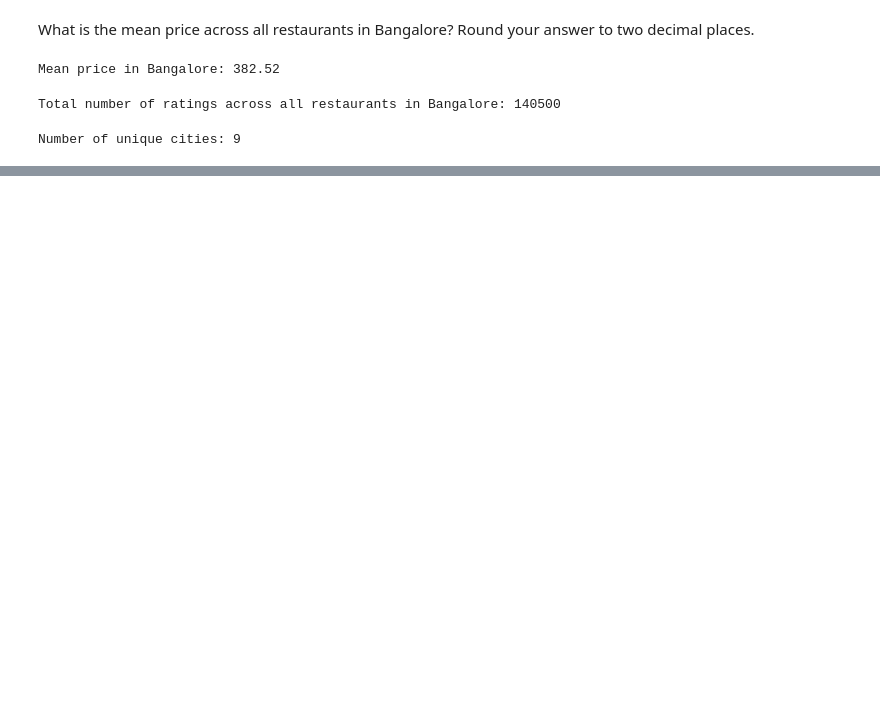
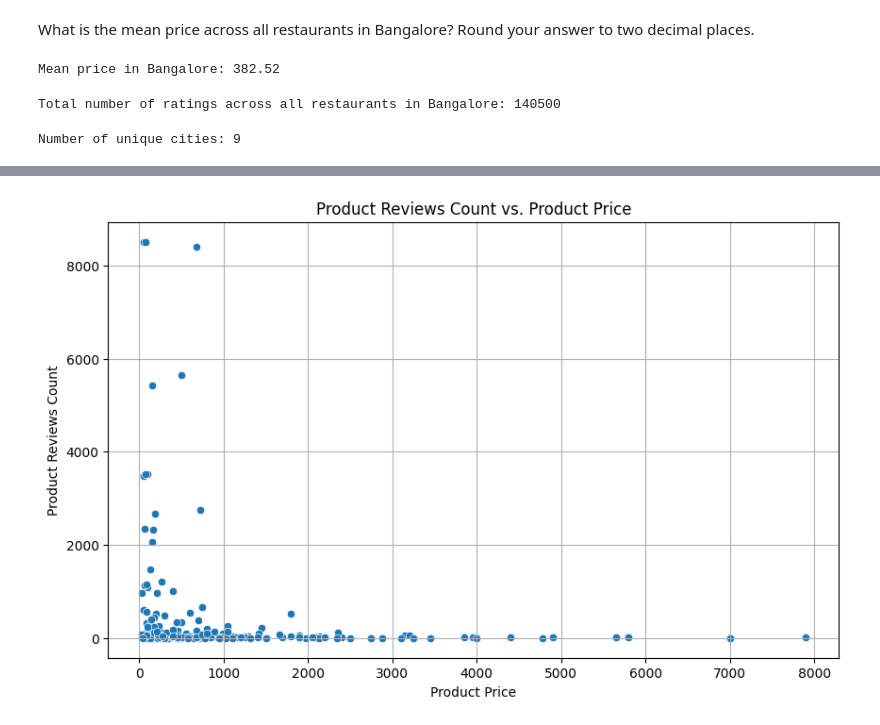
Before and after one commit to shashwatlko586/AICode586, a Jupyter notebook: Pandas_Numpy/Pandas_Numpy_4.ipynb, the cells around one changed output, grey strips where cells are left out. Cells and saved outputs as stored; diff of their text form; code cells hidden in the pictures; blank space fills up the shorter version.

```diff
--- a/Pandas_Numpy/Pandas_Numpy_4.ipynb
+++ b/Pandas_Numpy/Pandas_Numpy_4.ipynb
@@ -47,0 +58,3 @@ Number of unique cities: 9
+# %%
+df_nykaa = pd.read_csv('nykaa.csv')
+df_nykaa.head()
@@ -47,0 +103,10 @@ Number of unique cities: 9
+# %%
+plt.figure(figsize=(10, 6))
+sns.scatterplot(data=df_nykaa, x='Product Price', y='Product Reviews Count')
+plt.title('Product Reviews Count vs. Product Price')
+plt.xlabel('Product Price')
+plt.ylabel('Product Reviews Count')
+plt.grid(True)
+plt.show()
+# %% [output]
+[figure, added]
```
Also changed, not shown: parts of 22 cells of this notebook, 5 other files.
